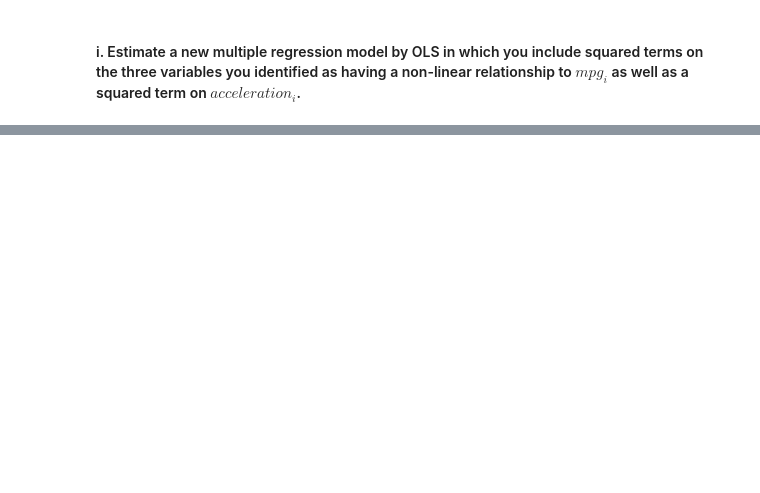
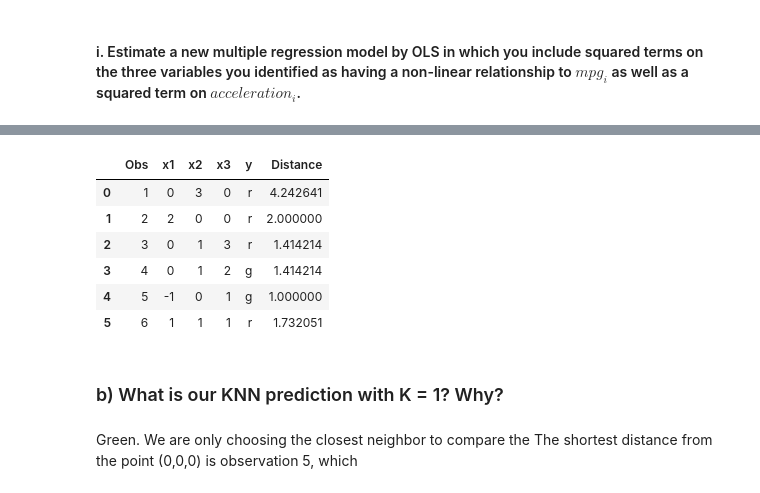
Before and after one commit to JoshLaven/persp-model-econ_w20, a Jupyter notebook: ProblemSets/PS6/PS6Laven.ipynb, the cells around one changed output, grey strips where cells are left out. Drawn from its saved outputs; the diff is of its cells as text; code cells hidden in the pictures; blank space fills up the shorter version.

```diff
--- a/ProblemSets/PS6/PS6Laven.ipynb
+++ b/ProblemSets/PS6/PS6Laven.ipynb
@@ -185,0 +201,8 @@ strong multicollinearity or other numerical problems.
+# %%
+df = pd.DataFrame()
+df['Obs'] = [1,2,3,4,5,6]
+df['x1'] = [0,2,0,0,-1,1]
+df['x2'] = [3,0,1,1,0,1]
+df['x3'] = [0,0,3,2,1,1]
+df['y'] = ['r','r','r','g','g','r']
+df
@@ -185,0 +217,24 @@ strong multicollinearity or other numerical problems.
+# %%
+dist_list = []
+for i in range(len(df)):
+    row = df.iloc[i,]
+    x1 = row['x1']
+    x2 = row['x2']
+    x3 = row['x3']
+    dist = np.sqrt((x1**2)+(x2**2)+(x2**2))
+    dist_list.append(dist)
+
+df['Distance']=dist_list
+df
+# %% [output]
+|  | Obs | x1 | x2 | x3 | y | Distance |
+| 0 | 1 | 0 | 3 | 0 | r | 4.242641 |
+| 1 | 2 | 2 | 0 | 0 | r | 2.000000 |
+| 2 | 3 | 0 | 1 | 3 | r | 1.414214 |
+| 3 | 4 | 0 | 1 | 2 | g | 1.414214 |
+| 4 | 5 | -1 | 0 | 1 | g | 1.000000 |
+| 5 | 6 | 1 | 1 | 1 | r | 1.732051 |
+# %% [markdown]
+### b) What is our KNN prediction with K = 1? Why?
+# %% [markdown]
+Green. We are only choosing the closest neighbor to compare the The shortest distance from the point (0,0,0) is observation 5, which
```
Also changed, not shown: parts of 22 cells of this notebook.
